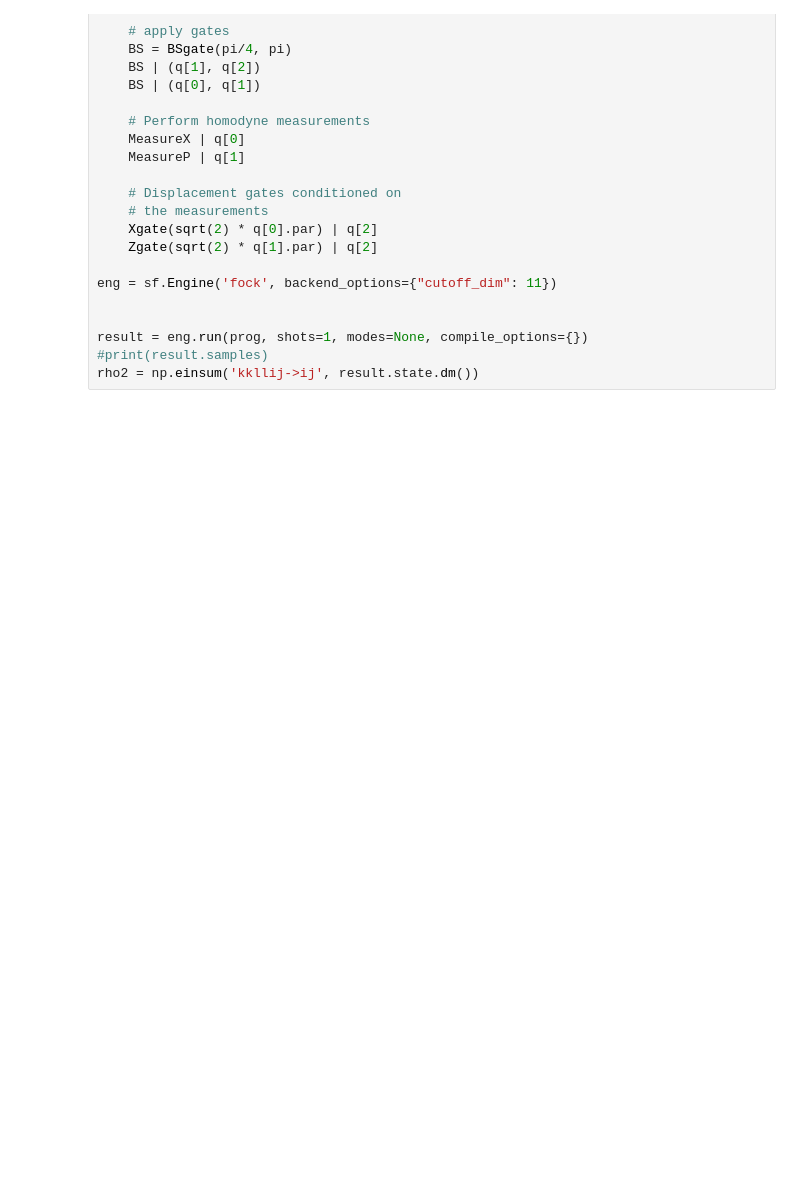
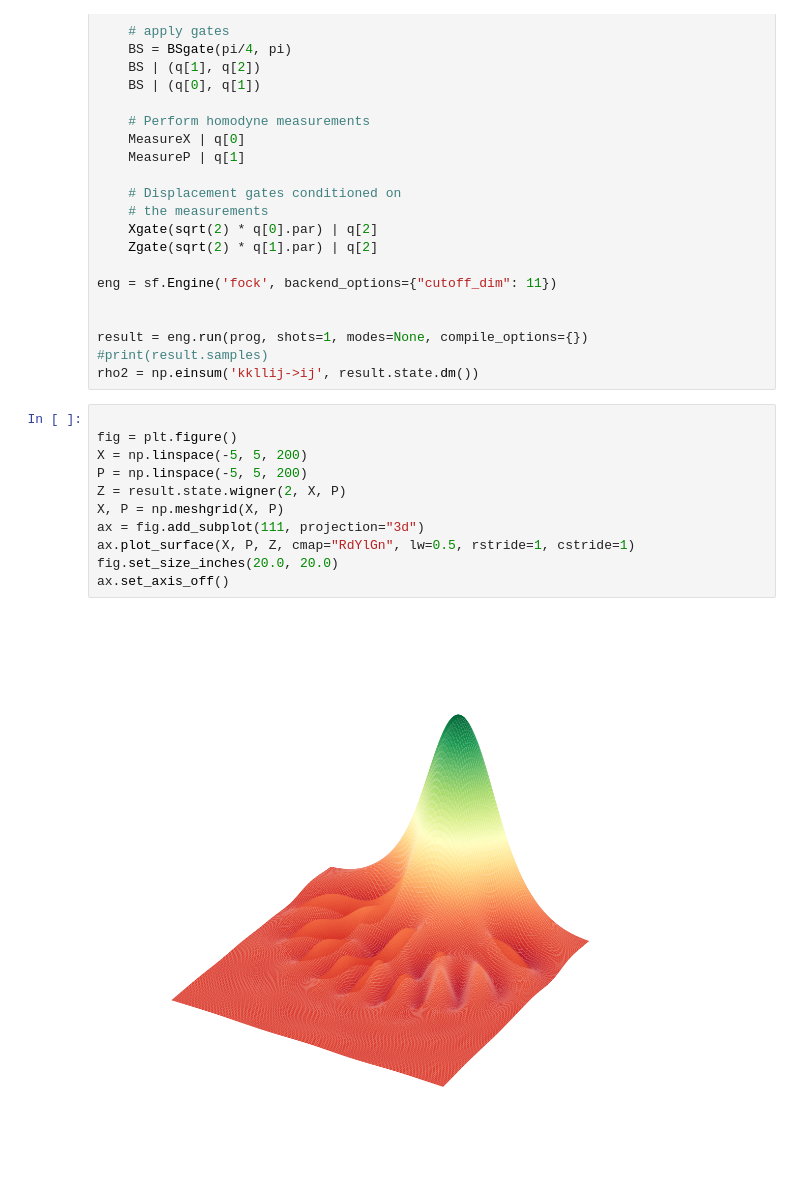
Before and after one commit to tonybruguier/sandbox, a Jupyter notebook: quantum_teleportation_bosonic.ipynb, the cells around one changed output. Cells and saved outputs as stored; diff of their text form; blank space fills up the shorter version.

Commit message:
Plot

```diff
--- a/quantum_teleportation_bosonic.ipynb
+++ b/quantum_teleportation_bosonic.ipynb
@@ -46,3 +46,16 @@ eng = sf.Engine('fock', backend_options={"cutoff_dim": 11})
 result = eng.run(prog, shots=1, modes=None, compile_options={})
 #print(result.samples)
 rho2 = np.einsum('kkllij->ij', result.state.dm())
+# %%
+
+fig = plt.figure()
+X = np.linspace(-5, 5, 200)
+P = np.linspace(-5, 5, 200)
+Z = result.state.wigner(2, X, P)
+X, P = np.meshgrid(X, P)
+ax = fig.add_subplot(111, projection="3d")
+ax.plot_surface(X, P, Z, cmap="RdYlGn", lw=0.5, rstride=1, cstride=1)
+fig.set_size_inches(20.0, 20.0)
+ax.set_axis_off()
+# %% [output]
+[figure, added]
```
